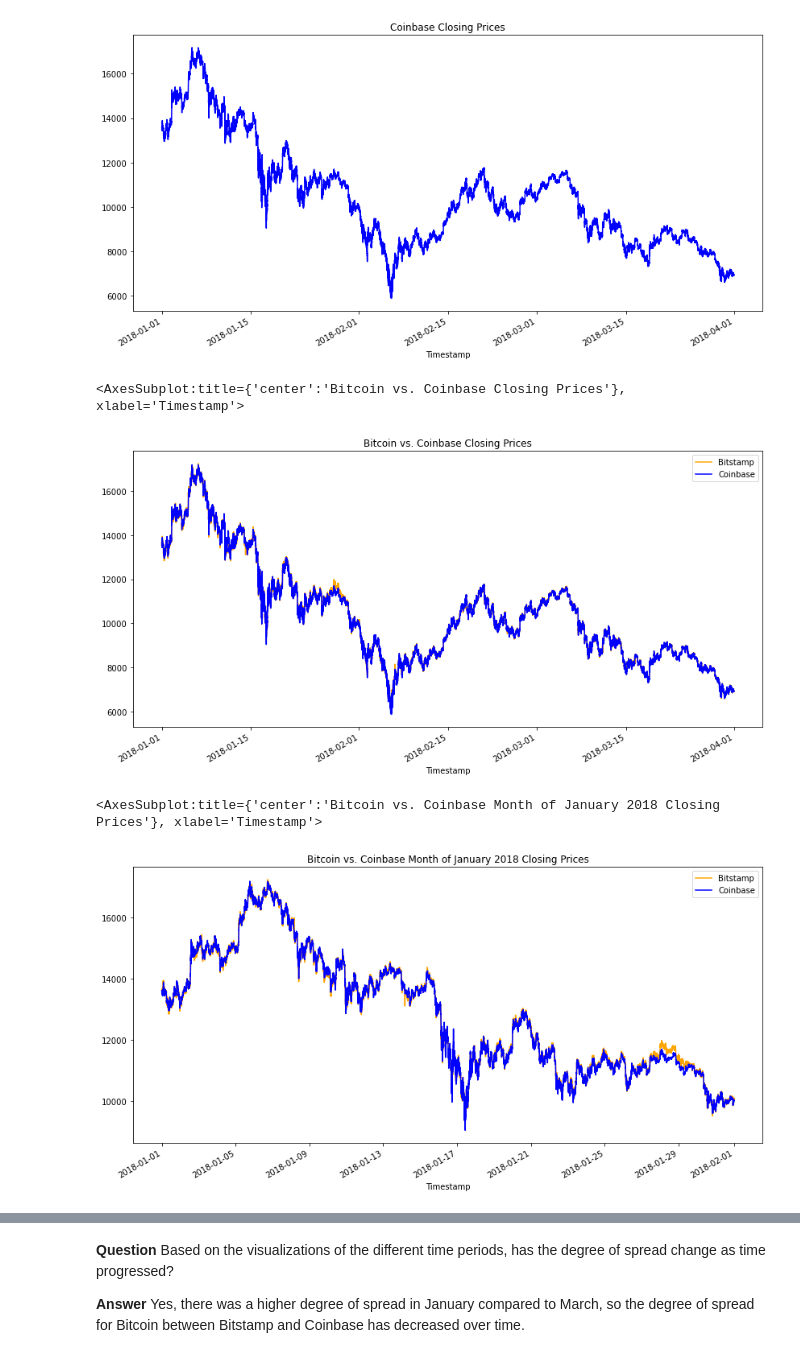
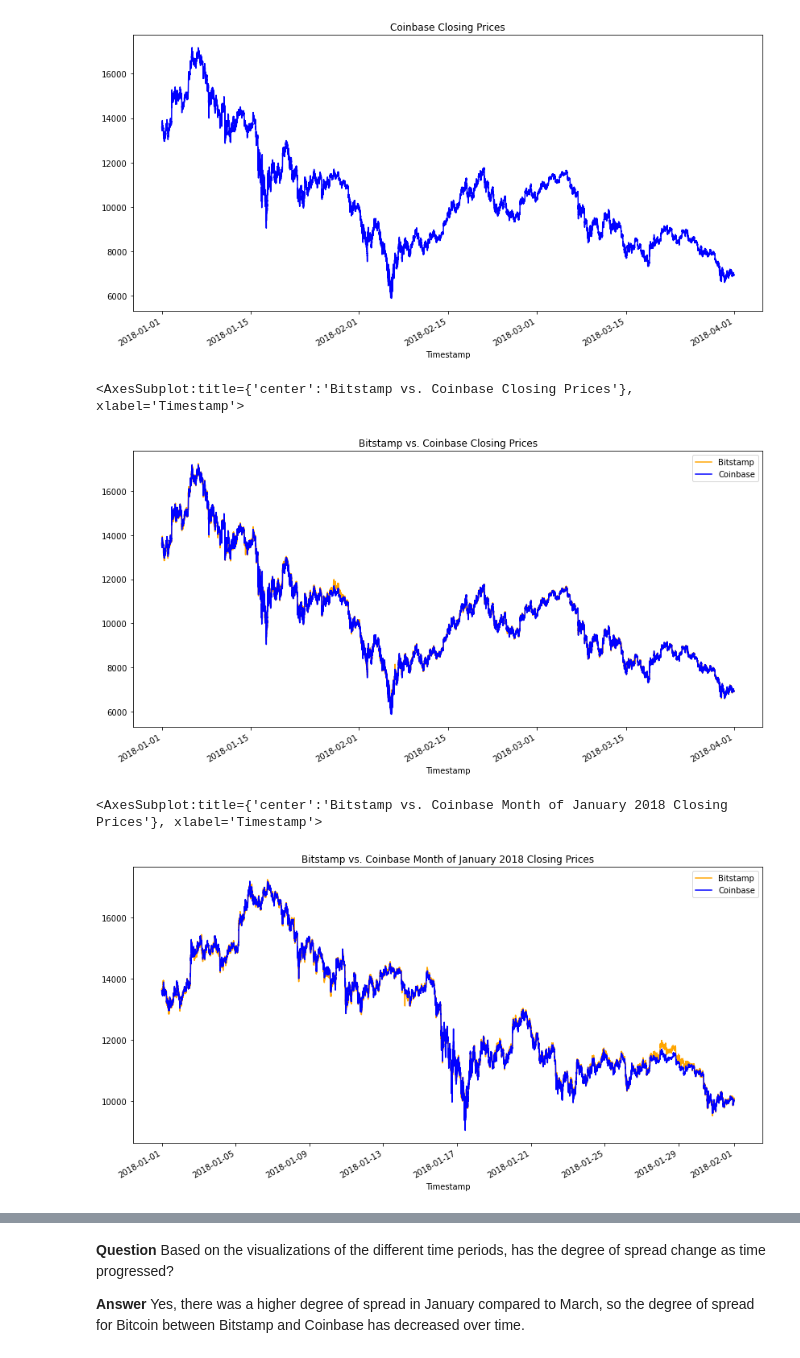
Before and after one commit to Kevinator9000/fintech_challenge_3, a Jupyter notebook: crypto_arbitrage.ipynb, the cells around one changed output, grey strips where cells are left out. Cells and saved outputs as stored; diff of their text form; code cells hidden in the pictures.

```diff
--- a/crypto_arbitrage.ipynb
+++ b/crypto_arbitrage.ipynb
@@ -309,20 +419,22 @@ coinbase_sliced.plot(figsize=(14,7),title="Coinbase Closing Prices", color="blue
 # Overlay the visualizations for the bitstamp and coinbase DataFrames in one plot
 # The plot should visualize the prices over the full lenth of the dataset
 # Be sure to include the parameters: legend, figure size, title, and color and label
-bitstamp_sliced.plot(legend=True, figsize=(14,7), color="orange", label="Bitstamp", title= "Bitcoin vs. Coinbase Closing Prices")
+
+bitstamp_sliced.plot(legend=True, figsize=(14,7), color="orange", label="Bitstamp", title= "Bitstamp vs. Coinbase Closing Prices")
 coinbase_sliced.plot(legend=True, color="blue", label="Coinbase")
 # %% [output]
-<AxesSubplot:title={'center':'Bitcoin vs. Coinbase Closing Prices'}, xlabel='Timestamp'>
+<AxesSubplot:title={'center':'Bitstamp vs. Coinbase Closing Prices'}, xlabel='Timestamp'>
 [figure]
 # %%
 # Using the loc and plot functions, create an overlay plot that visualizes
 # the price action of both DataFrames for a one month period early in the dataset
 # Be sure to include the parameters: legend, figure size, title, and color and label
-bitstamp_sliced.loc["2018-01-01":"2018-01-31"].plot(legend=True, figsize=(14,7), color="orange", label="Bitstamp", title="Bitcoin vs. Coinbase Month of January 2018 Closing Prices")
+
+bitstamp_sliced.loc["2018-01-01":"2018-01-31"].plot(legend=True, figsize=(14,7), color="orange", label="Bitstamp", title="Bitstamp vs. Coinbase Month of January 2018 Closing Prices")
 coinbase_sliced.loc["2018-01-01":"2018-01-31"].plot(legend=True, color="blue", label= "Coinbase")
 # %% [output]
-<AxesSubplot:title={'center':'Bitcoin vs. Coinbase Month of January 2018 Closing Prices'}, xlabel='Timestamp'>
+<AxesSubplot:title={'center':'Bitstamp vs. Coinbase Month of January 2018 Closing Prices'}, xlabel='Timestamp'>
-[figure, old version]
+[figure, new version]
 # %%
 # Using the loc and plot functions, create an overlay plot that visualizes
 # the price action of both DataFrames for a one month period later in the dataset
```
Also changed, not shown: parts of 44 cells of this notebook.
